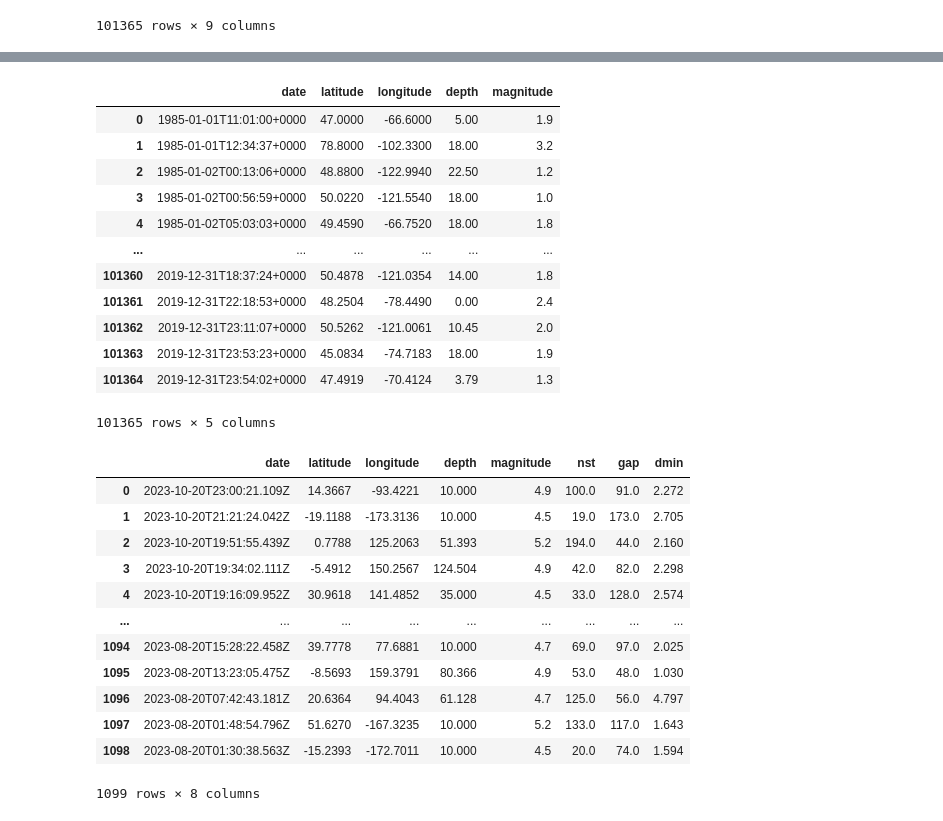
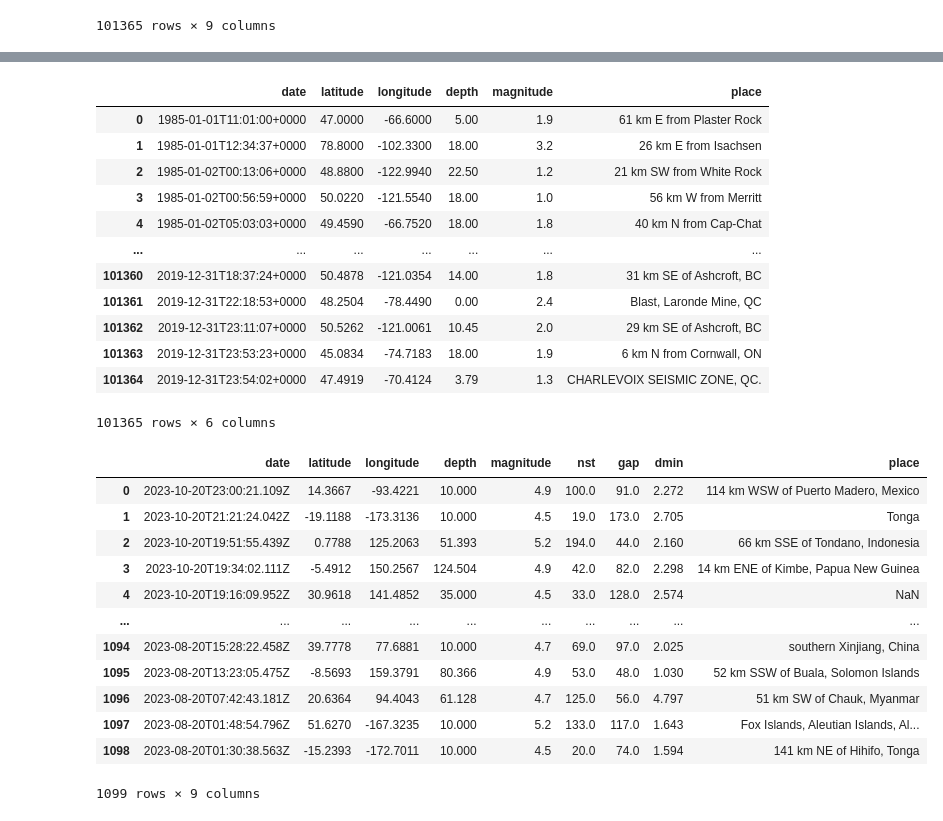
Before and after one commit to Sickachu01/EarthQuakePrediction, a Jupyter notebook: Get_and_MergedData.ipynb, the cells around one changed output, grey strips where cells are left out. Drawn from its saved outputs; the diff is of its cells as text; code cells hidden in the pictures.

Commit message:
Change Data and Coding

```diff
--- a/Get_and_MergedData.ipynb
+++ b/Get_and_MergedData.ipynb
@@ -2,7 +2,7 @@
 import pandas as pd
 import numpy as np
 # %%
-df1 = pd.read_csv('Earthquake.csv')
+df1 = pd.read_csv('Earthquake_Dataset1.csv')
 df1
 # %% [output]
 |  | time | latitude | longitude | depth | mag | magType | nst | gap | dmin | rms | ... | ... |
@@ -52,5 +54,6 @@ Index(['date', 'latitude', 'longitude', 'depth', 'magnitude', 'magnitude type',
 # %%
-df1_E = df1.drop(columns=['magType', 'rms', 'net', 'id', 'updated', 'place', 'type',
+# ลบ column ที่ไม่จำเป็นออก
+df1_E = df1.drop(columns=['magType', 'rms', 'net', 'id', 'updated', 'type',
                         'horizontalError', 'depthError', 'magError', 'magNst', 'status','locationSource', 'magSource'])
 df1_E
 # %% [output]
@@ -70,37 +73,39 @@ df1_E
 # %%
-df2_E = df2.drop(columns=['magnitude type','place', 'Unnamed: 7', 'Unnamed: 8'])
+# ลบ column ที่ไม่จำเป็นออก
+df2_E = df2.drop(columns=['magnitude type', 'Unnamed: 7', 'Unnamed: 8'])
 df2_E
 # %% [output]
-|  | date | latitude | longitude | depth | magnitude |
-| 0 | 1985-01-01T11:01:00+0000 | 47.0000 | -66.6000 | 5.00 | 1.9 |
-| 1 | 1985-01-01T12:34:37+0000 | 78.8000 | -102.3300 | 18.00 | 3.2 |
-| 2 | 1985-01-02T00:13:06+0000 | 48.8800 | -122.9940 | 22.50 | 1.2 |
-| 3 | 1985-01-02T00:56:59+0000 | 50.0220 | -121.5540 | 18.00 | 1.0 |
-| 4 | 1985-01-02T05:03:03+0000 | 49.4590 | -66.7520 | 18.00 | 1.8 |
-| ... | ... | ... | ... | ... | ... |
-| 101360 | 2019-12-31T18:37:24+0000 | 50.4878 | -121.0354 | 14.00 | 1.8 |
-| 101361 | 2019-12-31T22:18:53+0000 | 48.2504 | -78.4490 | 0.00 | 2.4 |
-| 101362 | 2019-12-31T23:11:07+0000 | 50.5262 | -121.0061 | 10.45 | 2.0 |
-| 101363 | 2019-12-31T23:53:23+0000 | 45.0834 | -74.7183 | 18.00 | 1.9 |
-| 101364 | 2019-12-31T23:54:02+0000 | 47.4919 | -70.4124 | 3.79 | 1.3 |
+|  | date | latitude | longitude | depth | magnitude | place |
+| 0 | 1985-01-01T11:01:00+0000 | 47.0000 | -66.6000 | 5.00 | 1.9 | 61 km E from Plaster Rock |
+| 1 | 1985-01-01T12:34:37+0000 | 78.8000 | -102.3300 | 18.00 | 3.2 | 26 km E from Isachsen |
+| 2 | 1985-01-02T00:13:06+0000 | 48.8800 | -122.9940 | 22.50 | 1.2 | 21 km SW from White Rock |
+| 3 | 1985-01-02T00:56:59+0000 | 50.0220 | -121.5540 | 18.00 | 1.0 | 56 km W from Merritt |
+| 4 | 1985-01-02T05:03:03+0000 | 49.4590 | -66.7520 | 18.00 | 1.8 | 40 km N from Cap-Chat |
+| ... | ... | ... | ... | ... | ... | ... |
+| 101360 | 2019-12-31T18:37:24+0000 | 50.4878 | -121.0354 | 14.00 | 1.8 | 31 km SE of Ashcroft, BC |
+| 101361 | 2019-12-31T22:18:53+0000 | 48.2504 | -78.4490 | 0.00 | 2.4 | Blast, Laronde Mine, QC |
+| 101362 | 2019-12-31T23:11:07+0000 | 50.5262 | -121.0061 | 10.45 | 2.0 | 29 km SE of Ashcroft, BC |
+| 101363 | 2019-12-31T23:53:23+0000 | 45.0834 | -74.7183 | 18.00 | 1.9 | 6 km N from Cornwall, ON |
+| 101364 | 2019-12-31T23:54:02+0000 | 47.4919 | -70.4124 | 3.79 | 1.3 | CHARLEVOIX SEISMIC ZONE, QC. |
-101365 rows × 5 columns
+101365 rows × 6 columns
 # %%
-df1_E.columns = ['date', 'latitude', 'longitude', 'depth', 'magnitude', 'nst','gap', 'dmin', ]
+# แก้ไขชื่อ columns ของตาราง data
+df1_E.columns = ['date', 'latitude', 'longitude', 'depth', 'magnitude', 'nst','gap', 'dmin', 'place']
 df1_E
 # %% [output]
-|  | date | latitude | longitude | depth | magnitude | nst | gap | dmin |
-| 0 | 2023-10-20T23:00:21.109Z | 14.3667 | -93.4221 | 10.000 | 4.9 | 100.0 | 91.0 | 2.272 |
-| 1 | 2023-10-20T21:21:24.042Z | -19.1188 | -173.3136 | 10.000 | 4.5 | 19.0 | 173.0 | 2.705 |
-| 2 | 2023-10-20T19:51:55.439Z | 0.7788 | 125.2063 | 51.393 | 5.2 | 194.0 | 44.0 | 2.160 |
-| 3 | 2023-10-20T19:34:02.111Z | -5.4912 | 150.2567 | 124.504 | 4.9 | 42.0 | 82.0 | 2.298 |
-| 4 | 2023-10-20T19:16:09.952Z | 30.9618 | 141.4852 | 35.000 | 4.5 | 33.0 | 128.0 | 2.574 |
-| ... | ... | ... | ... | ... | ... | ... | ... | ... |
-| 1094 | 2023-08-20T15:28:22.458Z | 39.7778 | 77.6881 | 10.000 | 4.7 | 69.0 | 97.0 | 2.025 |
-| 1095 | 2023-08-20T13:23:05.475Z | -8.5693 | 159.3791 | 80.366 | 4.9 | 53.0 | 48.0 | 1.030 |
-| 1096 | 2023-08-20T07:42:43.181Z | 20.6364 | 94.4043 | 61.128 | 4.7 | 125.0 | 56.0 | 4.797 |
-| 1097 | 2023-08-20T01:48:54.796Z | 51.6270 | -167.3235 | 10.000 | 5.2 | 133.0 | 117.0 | 1.643 |
-| 1098 | 2023-08-20T01:30:38.563Z | -15.2393 | -172.7011 | 10.000 | 4.5 | 20.0 | 74.0 | 1.594 |
+|  | date | latitude | longitude | depth | magnitude | nst | gap | dmin | place |
+| 0 | 2023-10-20T23:00:21.109Z | 14.3667 | -93.4221 | 10.000 | 4.9 | 100.0 | 91.0 | 2.272 | 114 km WSW of Puerto Madero, Mexico |
+| 1 | 2023-10-20T21:21:24.042Z | -19.1188 | -173.3136 | 10.000 | 4.5 | 19.0 | 173.0 | 2.705 | Tonga |
+| 2 | 2023-10-20T19:51:55.439Z | 0.7788 | 125.2063 | 51.393 | 5.2 | 194.0 | 44.0 | 2.160 | 66 km SSE of Tondano, Indonesia |
+| 3 | 2023-10-20T19:34:02.111Z | -5.4912 | 150.2567 | 124.504 | 4.9 | 42.0 | 82.0 | 2.298 | 14 km ENE of Kimbe, Papua New Guinea |
+| 4 | 2023-10-20T19:16:09.952Z | 30.9618 | 141.4852 | 35.000 | 4.5 | 33.0 | 128.0 | 2.574 | NaN |
+| ... | ... | ... | ... | ... | ... | ... | ... | ... | ... |
+| 1094 | 2023-08-20T15:28:22.458Z | 39.7778 | 77.6881 | 10.000 | 4.7 | 69.0 | 97.0 | 2.025 | southern Xinjiang, China |
+| 1095 | 2023-08-20T13:23:05.475Z | -8.5693 | 159.3791 | 80.366 | 4.9 | 53.0 | 48.0 | 1.030 | 52 km SSW of Buala, Solomon Islands |
+| 1096 | 2023-08-20T07:42:43.181Z | 20.6364 | 94.4043 | 61.128 | 4.7 | 125.0 | 56.0 | 4.797 | 51 km SW of Chauk, Myanmar |
+| 1097 | 2023-08-20T01:48:54.796Z | 51.6270 | -167.3235 | 10.000 | 5.2 | 133.0 | 117.0 | 1.643 | Fox Islands, Aleutian Islands, Al... |
+| 1098 | 2023-08-20T01:30:38.563Z | -15.2393 | -172.7011 | 10.000 | 4.5 | 20.0 | 74.0 | 1.594 | 141 km NE of Hihifo, Tonga |
-1099 rows × 8 columns
+1099 rows × 9 columns
 # %%
 merged_df = pd.concat([df1_E, df2_E], ignore_index=True)
 merged_df
```
Also changed, not shown: parts of 7 cells of this notebook, 6 other files.
